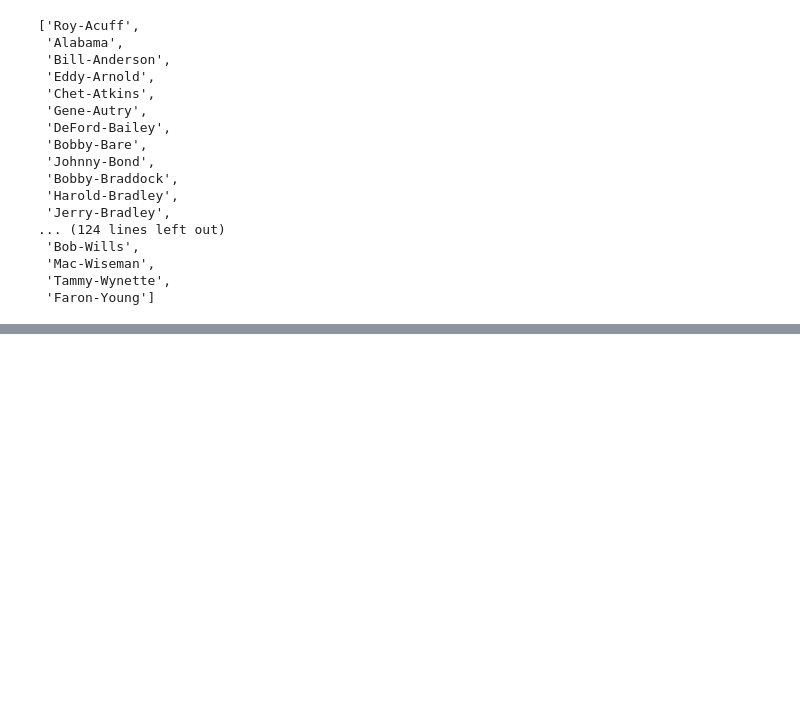
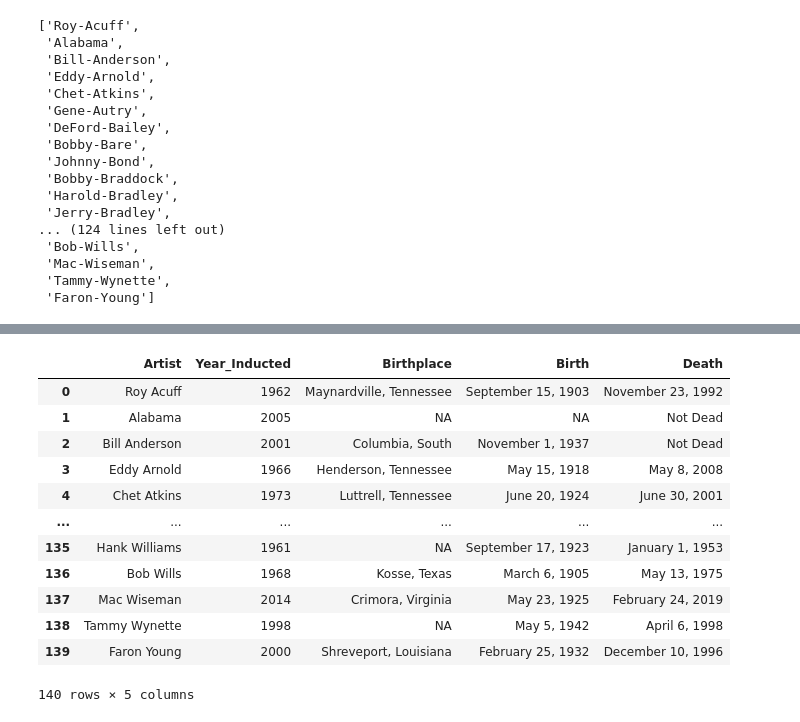
Before and after one commit to chrismack698/web-scraping-country-music-hof-chrismack698, a Jupyter notebook: Web_Scraper_CMHOF.ipynb, the cells around one changed output, grey strips where cells are left out. Saved outputs shown, nothing was run; the diff lists cells and outputs as text; code cells hidden in the pictures; blank space fills up the shorter version.

```diff
--- a/Web_Scraper_CMHOF.ipynb
+++ b/Web_Scraper_CMHOF.ipynb
@@ -316,3 +318,11 @@ url_name
  'Mac-Wiseman',
  'Tammy-Wynette',
  'Faron-Young']
+# %%
+fix_artist_name = []
+
+for i in artist_name:
+    regex = i.replace('\u200b', '')
+    fix_artist_name.append(regex)
+
+fix_artist_name
@@ -323,3 +351,8 @@ for i in url_name:
     web_base = 'https://countrymusichalloffame.org/artist/' + str(i)
     web_response = requests.get(web_base)
     web_soup = BeautifulSoup(web_response.content, 'lxml')
+    v = web_soup.find('p', attrs={'style':'margin-top: 20px;color: #50565A;font-size: 14px;font-weight: 500;letter-spacing: 1.5px;line-height: 25px; text-transform: uppercase;'})
+    info_list.append(v.text if v else '')
+
+
+info_list
@@ -325,0 +388,24 @@ for i in url_name:
+# %%
+birth_column = []
+death_column = []
+birthplace_column = []
+
+for i in info_list:
+
+    try:
+        regex = re.search(r'Birth:\s(\w+\s\d+,\s\d+)', i)
+        birth_column.append(regex.group(1))
+    except:
+        birth_column.append('NA')
+
+    try:
+        regex_a = re.search(r'Death:\s(\w+\s\d+,\s\d+)', i)
+        death_column.append(regex_a.group(1))
+    except:
+        death_column.append('Not Dead')
+
+    try:
+        regex_b = re.search(r'Birthplace:\s(\w+,\s\w+)', i)
+        birthplace_column.append(regex_b.group(1))
+    except:
+        birthplace_column.append('NA')
@@ -325,0 +472,17 @@ for i in url_name:
+# %%
+artist_info_df = pd.DataFrame({'Artist':fix_artist_name, 'Year_Inducted':inducted_year, 'Birthplace':birthplace_column, 'Birth':birth_column, 'Death':death_column})
+artist_info_df
+# %% [output]
+|  | Artist | Year_Inducted | Birthplace | Birth | Death |
+| 0 | Roy Acuff | 1962 | Maynardville, Tennessee | September 15, 1903 | November 23, 1992 |
+| 1 | Alabama | 2005 | NA | NA | Not Dead |
+| 2 | Bill Anderson | 2001 | Columbia, South | November 1, 1937 | Not Dead |
+| 3 | Eddy Arnold | 1966 | Henderson, Tennessee | May 15, 1918 | May 8, 2008 |
+| 4 | Chet Atkins | 1973 | Luttrell, Tennessee | June 20, 1924 | June 30, 2001 |
+| ... | ... | ... | ... | ... | ... |
+| 135 | Hank Williams | 1961 | NA | September 17, 1923 | January 1, 1953 |
+| 136 | Bob Wills | 1968 | Kosse, Texas | March 6, 1905 | May 13, 1975 |
+| 137 | Mac Wiseman | 2014 | Crimora, Virginia | May 23, 1925 | February 24, 2019 |
+| 138 | Tammy Wynette | 1998 | NA | May 5, 1942 | April 6, 1998 |
+| 139 | Faron Young | 2000 | Shreveport, Louisiana | February 25, 1932 | December 10, 1996 |
+140 rows × 5 columns
```
Also changed, not shown: parts of 9 cells of this notebook.
